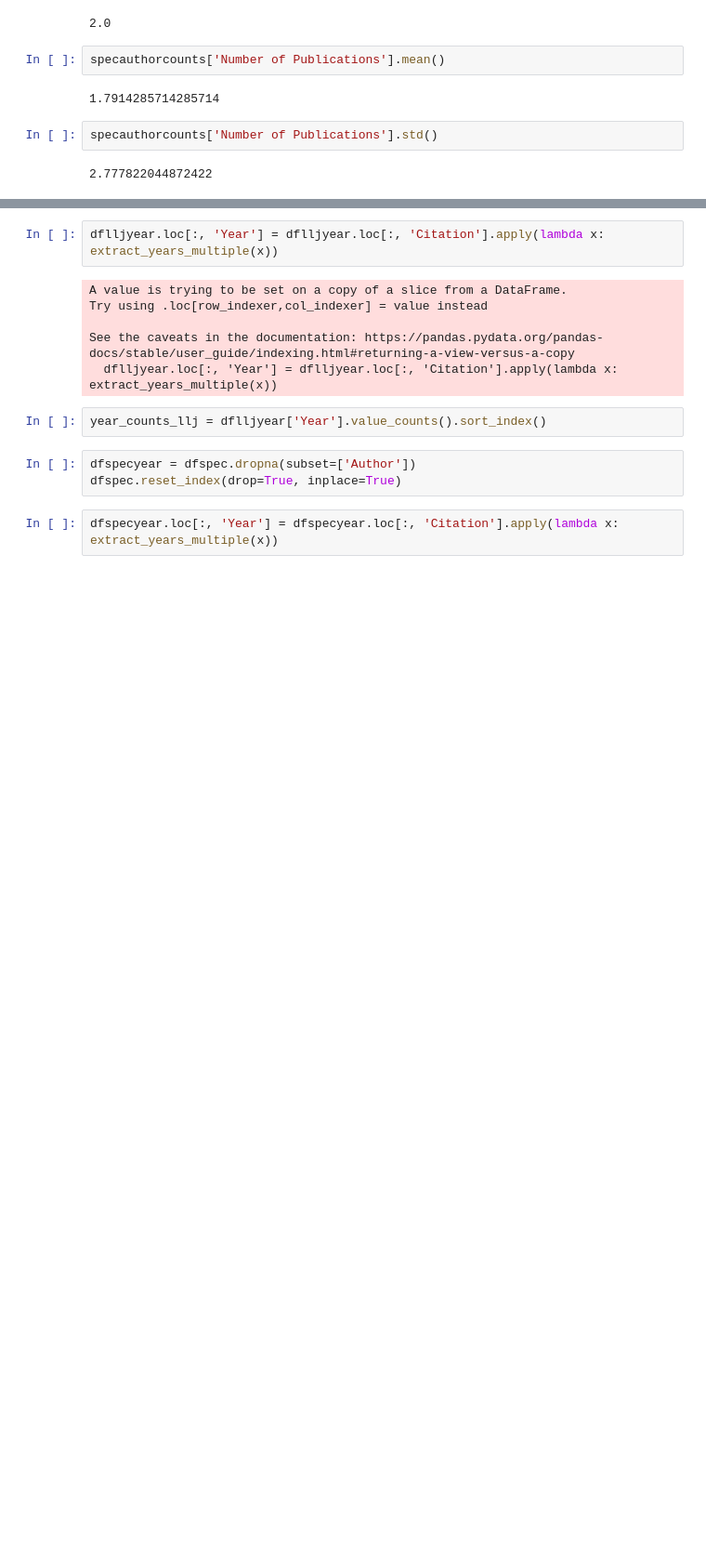
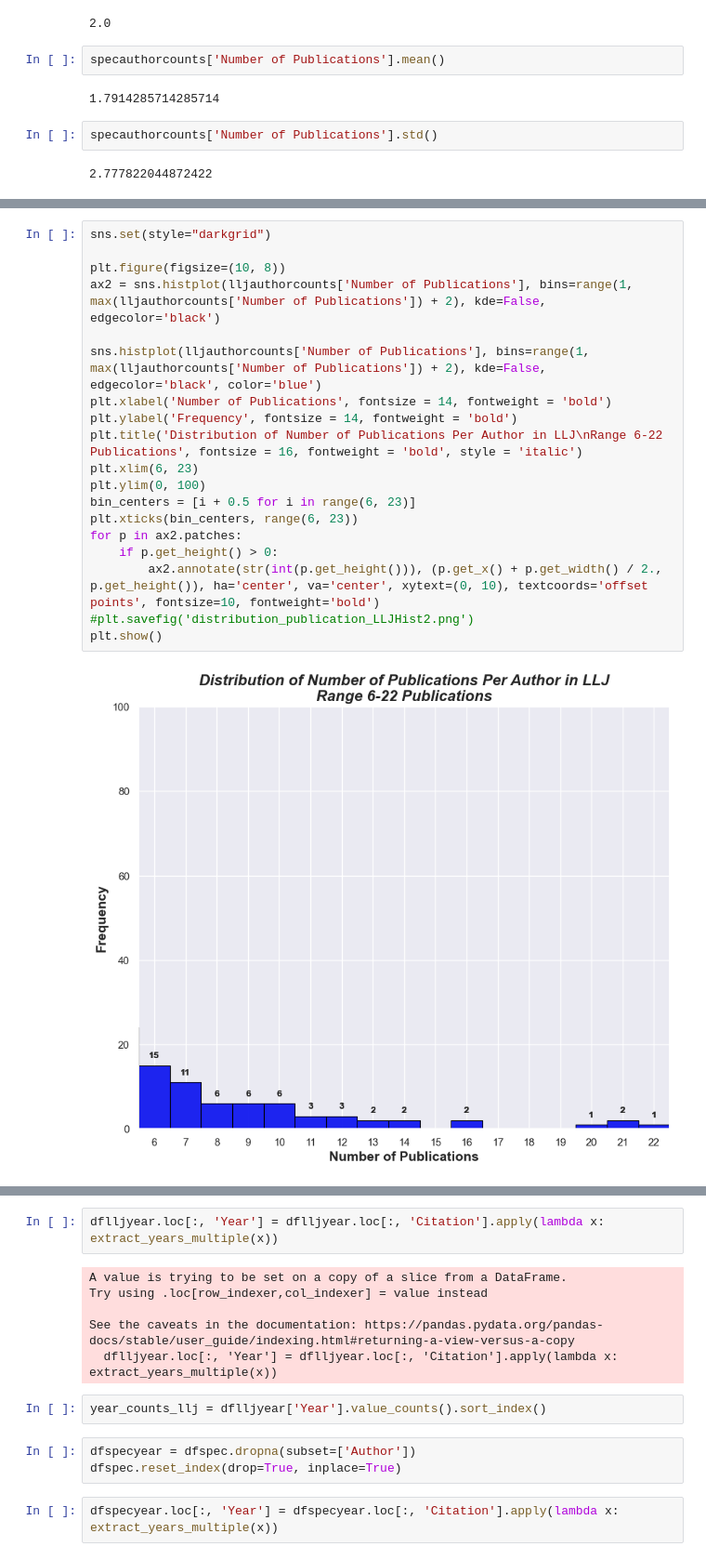
Before and after one commit to mattclem9/LLJSpectrum, a Jupyter notebook: Code/lljspec.ipynb, the cells around one changed output, grey strips where cells are left out. Shown at 93% size. Drawn from its saved outputs; the diff is of its cells as text; blank space fills up the shorter version.

```diff
--- a/Code/lljspec.ipynb
+++ b/Code/lljspec.ipynb
@@ -405 +413,22 @@ plt.show()
+# %%
+sns.set(style="darkgrid")
+
+plt.figure(figsize=(10, 8))
+ax2 = sns.histplot(lljauthorcounts['Number of Publications'], bins=range(1, max(lljauthorcounts['Number of Publications']) + 2), kde=False, edgecolor='black')
+
+sns.histplot(lljauthorcounts['Number of Publications'], bins=range(1, max(lljauthorcounts['Number of Publications']) + 2), kde=False, edgecolor='black', color='blue')
+plt.xlabel('Number of Publications', fontsize = 14, fontweight = 'bold')
+plt.ylabel('Frequency', fontsize = 14, fontweight = 'bold')
+plt.title('Distribution of Number of Publications Per Author in LLJ\nRange 6-22 Publications', fontsize = 16, fontweight = 'bold', style = 'italic')
+plt.xlim(6, 23)
+plt.ylim(0, 100)
+bin_centers = [i + 0.5 for i in range(6, 23)]
+plt.xticks(bin_centers, range(6, 23))
+for p in ax2.patches:
+    if p.get_height() > 0:
+        ax2.annotate(str(int(p.get_height())), (p.get_x() + p.get_width() / 2., p.get_height()), ha='center', va='center', xytext=(0, 10), textcoords='offset points', fontsize=10, fontweight='bold')
+#plt.savefig('distribution_publication_LLJHist2.png')
+plt.show()
+# %% [output]
+[figure, added]
 # %%
```
Also changed, not shown: parts of 12 cells of this notebook, 5 other files.
